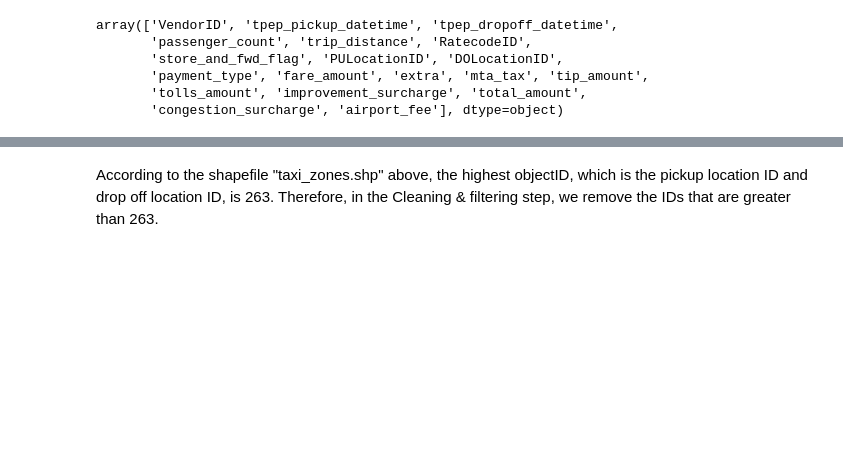
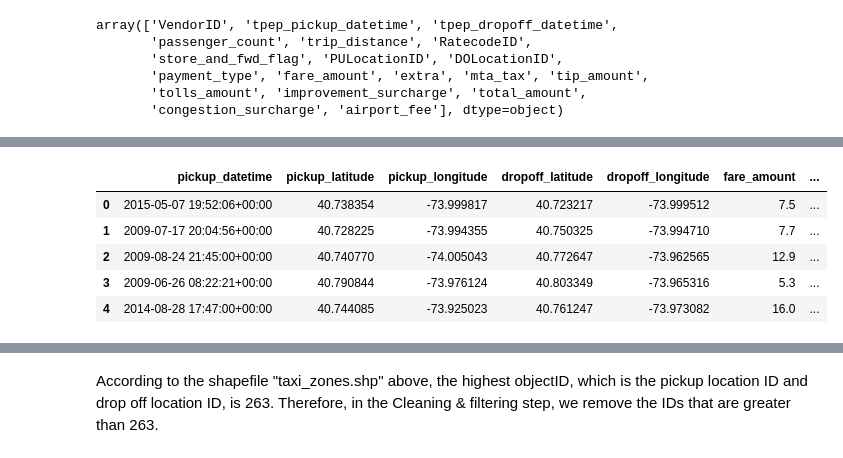
Before and after one commit to wangyf99/final-project, a Jupyter notebook: Group_project.ipynb, the cells around one changed output, grey strips where cells are left out. Saved outputs shown, nothing was run; the diff lists cells and outputs as text; code cells hidden in the pictures; blank space fills up the shorter version.

```diff
--- a/Group_project.ipynb
+++ b/Group_project.ipynb
@@ -590,0 +579,32 @@ abc
+# %%
+def calculate_dist(coord1,coord2):
+    lat1, lon1 = coord1
+    lat2, lon2 = coord2
+    R = 6371
+
+    lat1_rad = math.radians(lat1)
+    lon1_rad = math.radians(lon1)
+    lat2_rad = math.radians(lat2)
+    lon2_rad = math.radians(lon2)
+
+    dlat = lat2_rad - lat1_rad
+    dlon = lon2_rad - lon1_rad
+
+    a = math.sin(dlat/2)**2 + math.cos(lat1_rad) * math.cos(lat2_rad) * math.sin(dlon/2)**2
+    c = 2 * math.atan2(math.sqrt(a), math.sqrt(1-a))
+
+    distance = R * c
+    return distance
+# %%
+uber_data['distance'] = uber_data.apply(lambda row: calculate_dist((row['pickup_latitude'], row['pickup_longitude']), (row['dropoff_latitude'], row['dropoff_longitude'])), axis=1)
+
+yellow_taxi_data['distance'] = yellow_taxi_data.apply(lambda row: calculate_dist((row['pickup_latitude'], row['pickup_longitude']), (row['dropoff_latitude'], row['dropoff_longitude'])), axis=1)
+
+uber_data.head()
+# %% [output]
+|  | pickup_datetime | pickup_latitude | pickup_longitude | dropoff_latitude | dropoff_longitude | fare_amount | ... |
+| 0 | 2015-05-07 19:52:06+00:00 | 40.738354 | -73.999817 | 40.723217 | -73.999512 | 7.5 | ... |
+| 1 | 2009-07-17 20:04:56+00:00 | 40.728225 | -73.994355 | 40.750325 | -73.994710 | 7.7 | ... |
+| 2 | 2009-08-24 21:45:00+00:00 | 40.740770 | -74.005043 | 40.772647 | -73.962565 | 12.9 | ... |
+| 3 | 2009-06-26 08:22:21+00:00 | 40.790844 | -73.976124 | 40.803349 | -73.965316 | 5.3 | ... |
+| 4 | 2014-08-28 17:47:00+00:00 | 40.744085 | -73.925023 | 40.761247 | -73.973082 | 16.0 | ... |
```
Also changed, not shown: parts of 19 cells of this notebook.
